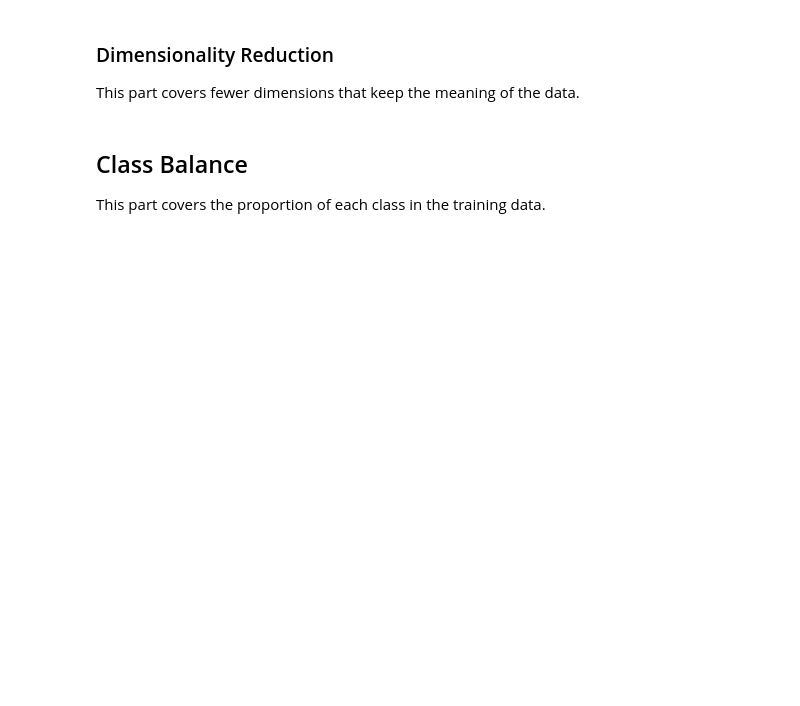
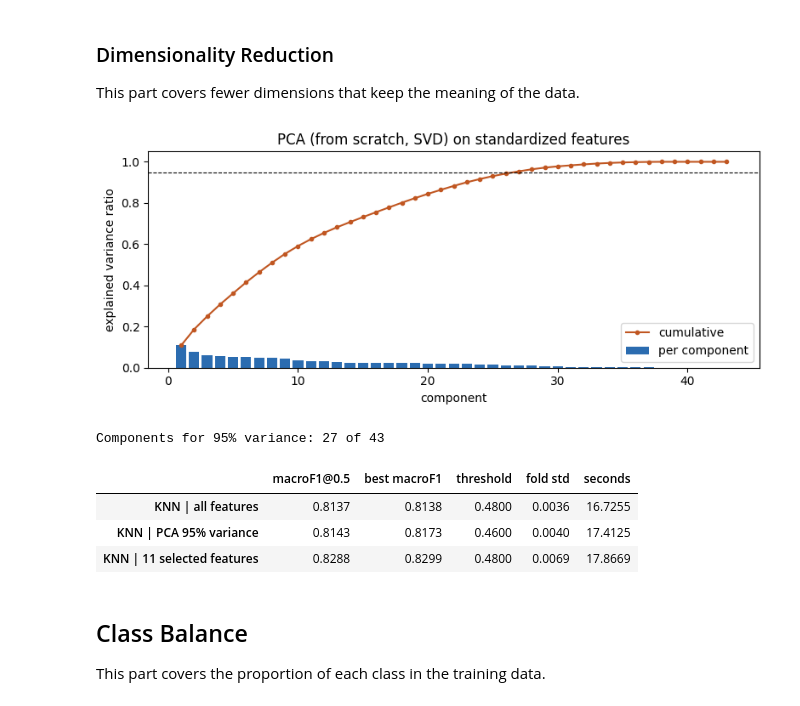
Before and after one commit to AzriVz/IF3170_G21_AGNDSN2, a Jupyter notebook: src/IF3170_G21_AGNDSN2.ipynb, the cells around one changed output. Drawn from its saved outputs; the diff is of its cells as text; code cells hidden in the pictures; blank space fills up the shorter version.

```diff
--- a/src/IF3170_G21_AGNDSN2.ipynb
+++ b/src/IF3170_G21_AGNDSN2.ipynb
@@ -228,3 +676,28 @@ This part covers fewer dimensions that keep the meaning of the data.
+# %%
+pca_view = make_pipeline('distance', indicators=())
+X_pca_input = pd.DataFrame(pca_view.fit_transform(dev_df, y_dev), columns=pca_view.feature_names_)
+pca_full = PCA().fit(X_pca_input)
+cumulative = np.cumsum(pca_full.explained_variance_ratio_full_)
+fig, ax = plt.subplots(figsize=(8, 3.5))
+ax.bar(range(1, len(cumulative) + 1), pca_full.explained_variance_ratio_full_, color=viz.COLORS['neg'], label='per component')
+ax.plot(range(1, len(cumulative) + 1), cumulative, color=viz.COLORS['pos'], marker='.', label='cumulative')
+ax.axhline(0.95, color='k', ls='--', lw=0.8)
+ax.set_xlabel('component'); ax.set_ylabel('explained variance ratio'); ax.legend(); ax.set_title('PCA (from scratch, SVD) on standardized features')
+fig.tight_layout(); fig.savefig(CFG.FIG_DIR / 'pca_explained_variance.png', dpi=130); plt.show()
+print('Components for 95% variance:', int(np.searchsorted(cumulative, 0.95) + 1), 'of', len(cumulative))
+pca_results = {
+    'KNN | all features': cv(lambda: make_pipeline('distance', indicators=()), REF_KNN),
+    'KNN | PCA 95% variance': cv(lambda: make_pipeline('distance', indicators=(), pca=0.95), REF_KNN),
+    'KNN | 11 selected features': cv(lambda: make_pipeline('distance', columns=REF_KNN_COLUMNS, indicators=()), REF_KNN),
+}
+show_cv(pca_results, 'pca_results')
+# %% [output]
+[figure, added]
+Components for 95% variance: 27 of 43
+|  | macroF1@0.5 | best macroF1 | threshold | fold std | seconds |
+| KNN | all features | 0.8137 | 0.8138 | 0.4800 | 0.0036 | 16.7255 |
+| KNN | PCA 95% variance | 0.8143 | 0.8173 | 0.4600 | 0.0040 | 17.4125 |
+| KNN | 11 selected features | 0.8288 | 0.8299 | 0.4800 | 0.0069 | 17.8669 |
 # %% [markdown]
 ## Class Balance
 
```
Also changed, not shown: parts of 94 cells of this notebook.
